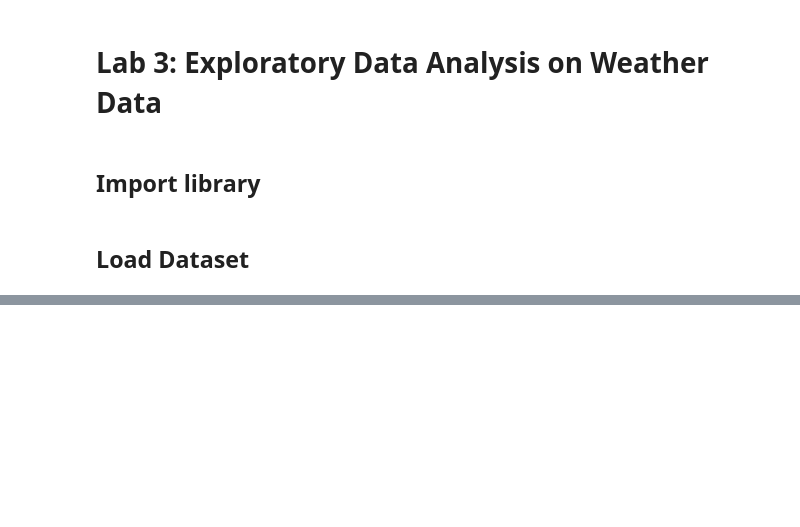
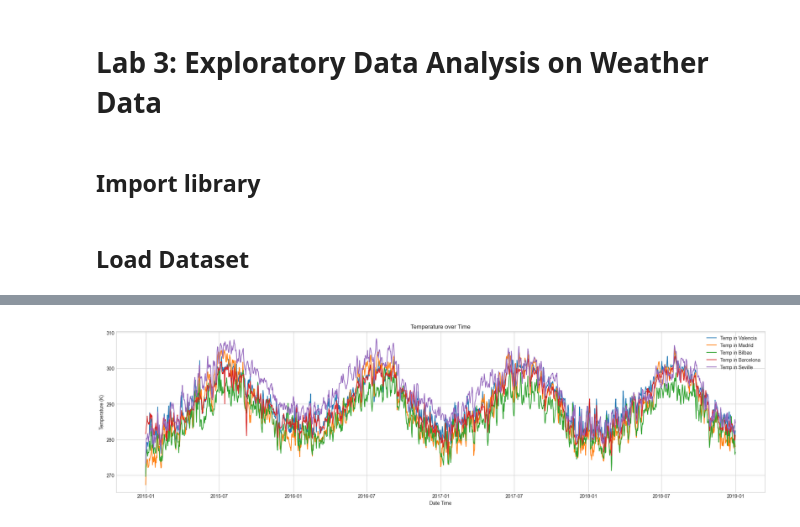
Before and after one commit to Suthinxn/Ai-ecosystems, a Jupyter notebook: data_analysis/lab/lab03/main.ipynb, the cells around one changed output, grey strips where cells are left out. Saved outputs shown, nothing was run; the diff lists cells and outputs as text; code cells hidden in the pictures; blank space fills up the shorter version.

```diff
--- a/data_analysis/lab/lab03/main.ipynb
+++ b/data_analysis/lab/lab03/main.ipynb
@@ -60,0 +37,2 @@ data.columns
+# %%
+data['dt_iso'] = pd.to_datetime(data['dt_iso'], errors='coerce', utc=True)
@@ -60,0 +278,8 @@ data.columns
+# %%
+df_day['city_name'] = df_day['city_name'].str.strip()
+# %%
+valencia_data = df_day[df_day['city_name'] == 'Valencia']
+madrid_data   = df_day[df_day['city_name'] == 'Madrid']
+bilbao_data   = df_day[df_day['city_name'] == 'Bilbao']
+barcelona_data = df_day[df_day['city_name'] == 'Barcelona']
+seville_data  = df_day[df_day['city_name'] == 'Seville']
@@ -60,0 +331,16 @@ data.columns
+# %%
+plt.figure(figsize=(24, 6))
+plt.plot(valencia_data['dt_iso'], valencia_data['temp'], label='Temp in Valencia')
+plt.plot(madrid_data['dt_iso'], madrid_data['temp'], label='Temp in Madrid')
+plt.plot(bilbao_data['dt_iso'], bilbao_data['temp'], label='Temp in Bilbao')
+plt.plot(barcelona_data['dt_iso'], barcelona_data['temp'], label='Temp in Barcelona')
+plt.plot(seville_data['dt_iso'], seville_data['temp'], label='Temp in Seville')
+
+plt.xlabel('Date Time')
+plt.ylabel('Temperature (K)')
+plt.title('Temperature over Time')
+plt.legend()
+plt.grid(True)
+plt.show()
+# %% [output]
+[figure, added]
```
Also changed, not shown: parts of 70 cells of this notebook.
